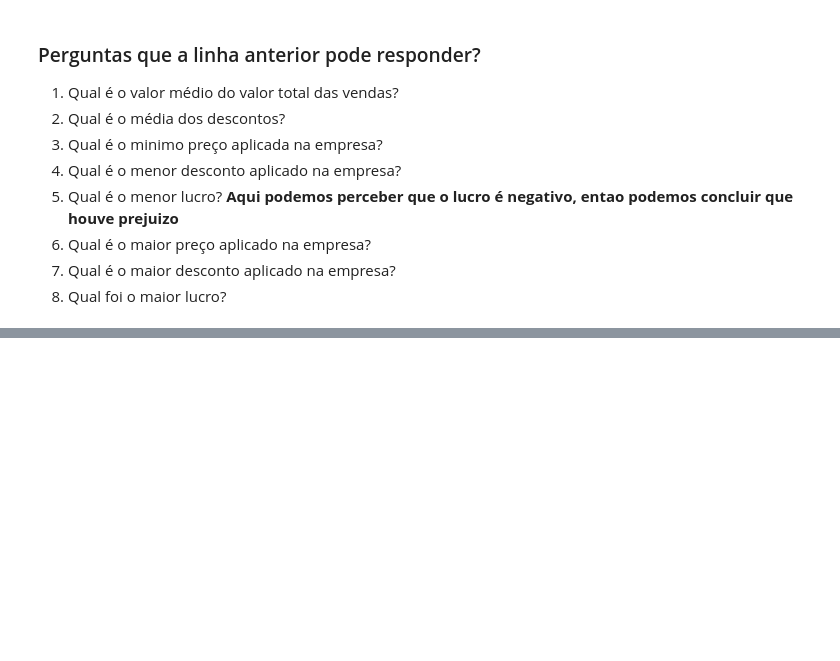
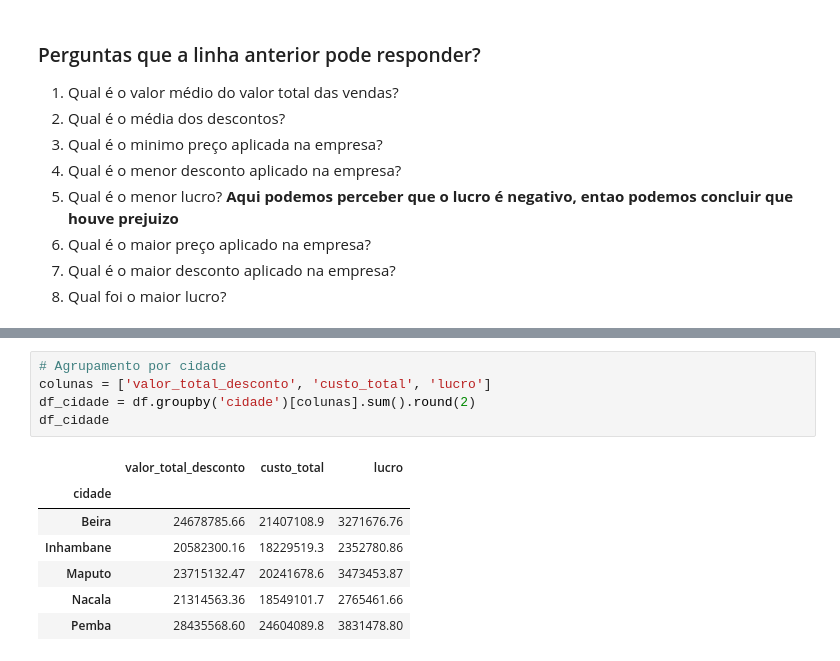
Before and after one commit to fernandogomesfg/VendaConsolidator, a Jupyter notebook: analise_dados.ipynb, the cells around one changed output, grey strips where cells are left out. Cells and saved outputs as stored; diff of their text form; blank space fills up the shorter version.

```diff
--- a/analise_dados.ipynb
+++ b/analise_dados.ipynb
@@ -228,0 +242,13 @@ df.describe().round(2)
+# %%
+# Agrupamento por cidade
+colunas = ['valor_total_desconto', 'custo_total', 'lucro']
+df_cidade = df.groupby('cidade')[colunas].sum().round(2)
+df_cidade
+# %% [output]
+|  | valor_total_desconto | custo_total | lucro |
+| cidade |  |  |  |
+| Beira | 24678785.66 | 21407108.9 | 3271676.76 |
+| Inhambane | 20582300.16 | 18229519.3 | 2352780.86 |
+| Maputo | 23715132.47 | 20241678.6 | 3473453.87 |
+| Nacala | 21314563.36 | 18549101.7 | 2765461.66 |
+| Pemba | 28435568.60 | 24604089.8 | 3831478.80 |
```
Also changed, not shown: parts of 4 cells of this notebook.
